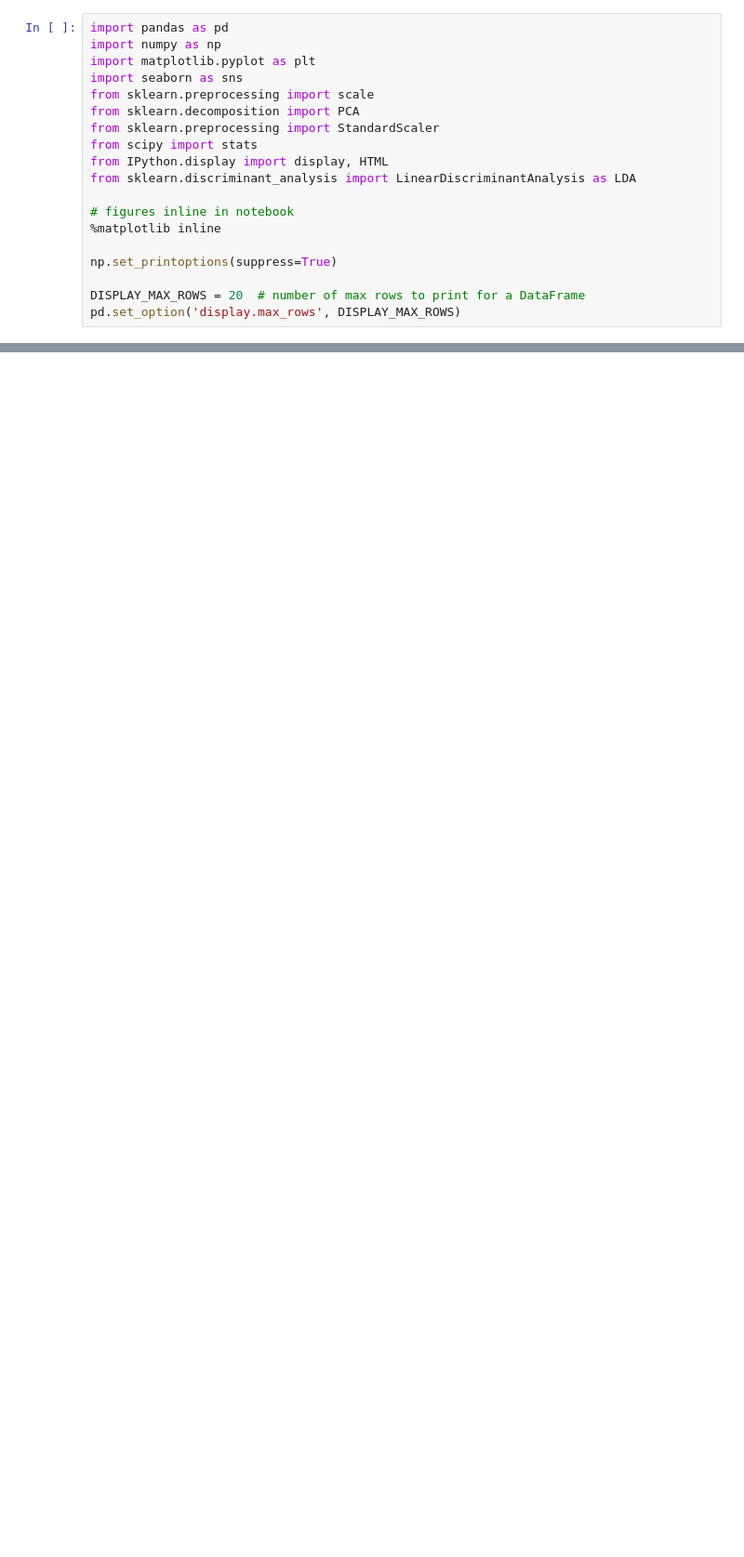
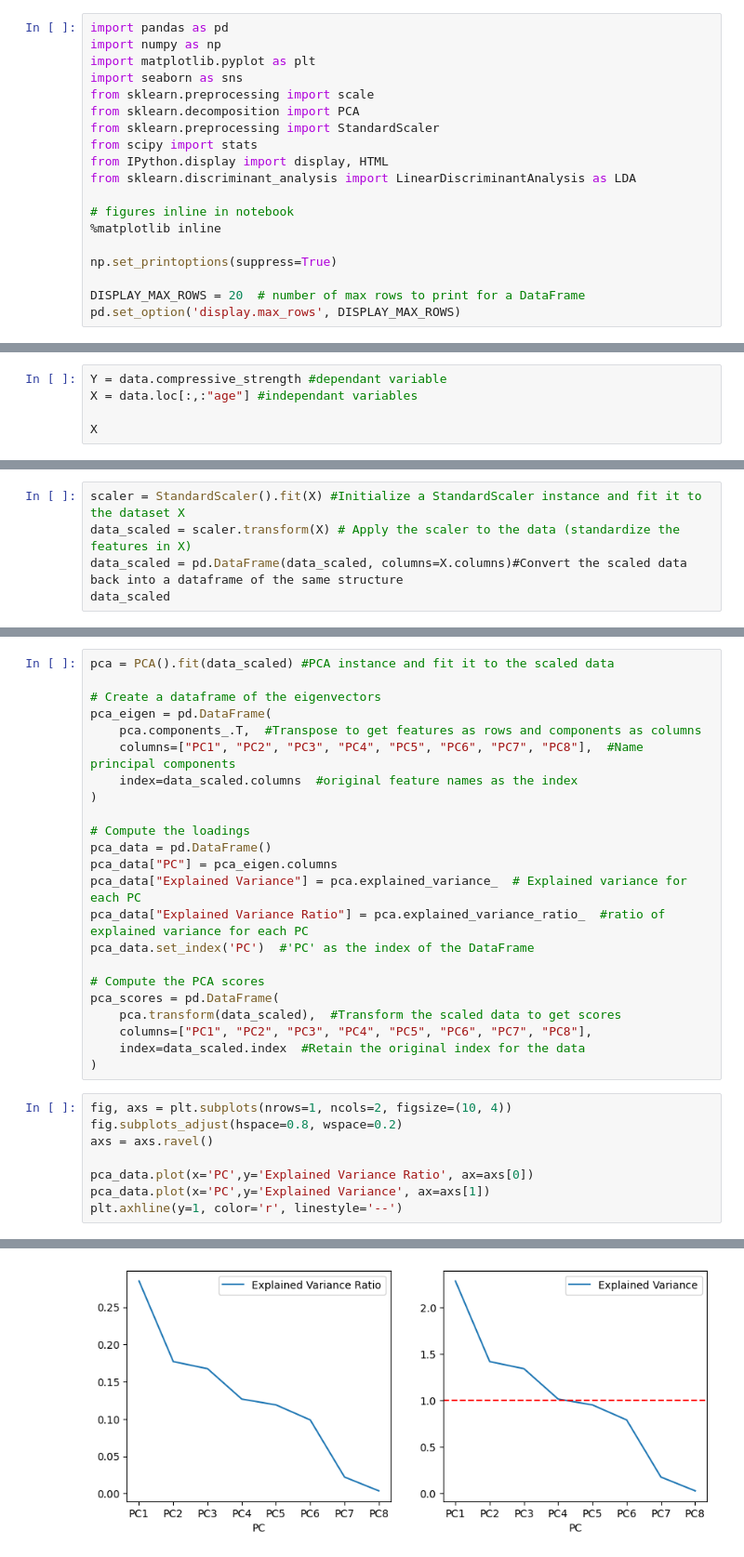
Before and after one commit to oscartq/project-LDA-concrete, a Jupyter notebook: project.ipynb, the cells around one changed output, grey strips where cells are left out. Shown at 93% size. Cells and saved outputs as stored; diff of their text form; blank space fills up the shorter version.

```diff
--- a/project.ipynb
+++ b/project.ipynb
@@ -26,0 +54,5 @@ UnicodeDecodeError: 'utf-8' codec can't decode byte 0xd0 in position 0: invalid
+# %%
+Y = data.compressive_strength #dependant variable
+X = data.loc[:,:"age"] #independant variables
+
+X
@@ -26,0 +73,5 @@ UnicodeDecodeError: 'utf-8' codec can't decode byte 0xd0 in position 0: invalid
+# %%
+scaler = StandardScaler().fit(X) #Initialize a StandardScaler instance and fit it to the dataset X
+data_scaled = scaler.transform(X) # Apply the scaler to the data (standardize the features in X)
+data_scaled = pd.DataFrame(data_scaled, columns=X.columns)#Convert the scaled data back into a dataframe of the same structure
+data_scaled
@@ -26,0 +94,32 @@ UnicodeDecodeError: 'utf-8' codec can't decode byte 0xd0 in position 0: invalid
+# %%
+pca = PCA().fit(data_scaled) #PCA instance and fit it to the scaled data
+
+# Create a dataframe of the eigenvectors
+pca_eigen = pd.DataFrame(
+    pca.components_.T,  #Transpose to get features as rows and components as columns
+    columns=["PC1", "PC2", "PC3", "PC4", "PC5", "PC6", "PC7", "PC8"],  #Name principal components
+    index=data_scaled.columns  #original feature names as the index
+)
+
+# Compute the loadings
+pca_data = pd.DataFrame()
+pca_data["PC"] = pca_eigen.columns
+pca_data["Explained Variance"] = pca.explained_variance_  # Explained variance for each PC
+pca_data["Explained Variance Ratio"] = pca.explained_variance_ratio_  #ratio of explained variance for each PC
+pca_data.set_index('PC')  #'PC' as the index of the DataFrame
+
+# Compute the PCA scores
+pca_scores = pd.DataFrame(
+    pca.transform(data_scaled),  #Transform the scaled data to get scores
+    columns=["PC1", "PC2", "PC3", "PC4", "PC5", "PC6", "PC7", "PC8"],
+    index=data_scaled.index  #Retain the original index for the data
+)
+# %%
+fig, axs = plt.subplots(nrows=1, ncols=2, figsize=(10, 4))
+fig.subplots_adjust(hspace=0.8, wspace=0.2)
+axs = axs.ravel()
+
+pca_data.plot(x='PC',y='Explained Variance Ratio', ax=axs[0])
+pca_data.plot(x='PC',y='Explained Variance', ax=axs[1])
+plt.axhline(y=1, color='r', linestyle='--')
+# %% [output]
@@ -26,0 +127 @@ UnicodeDecodeError: 'utf-8' codec can't decode byte 0xd0 in position 0: invalid
+[figure, added]
```
Also changed, not shown: parts of 13 cells of this notebook, 7 other files.
